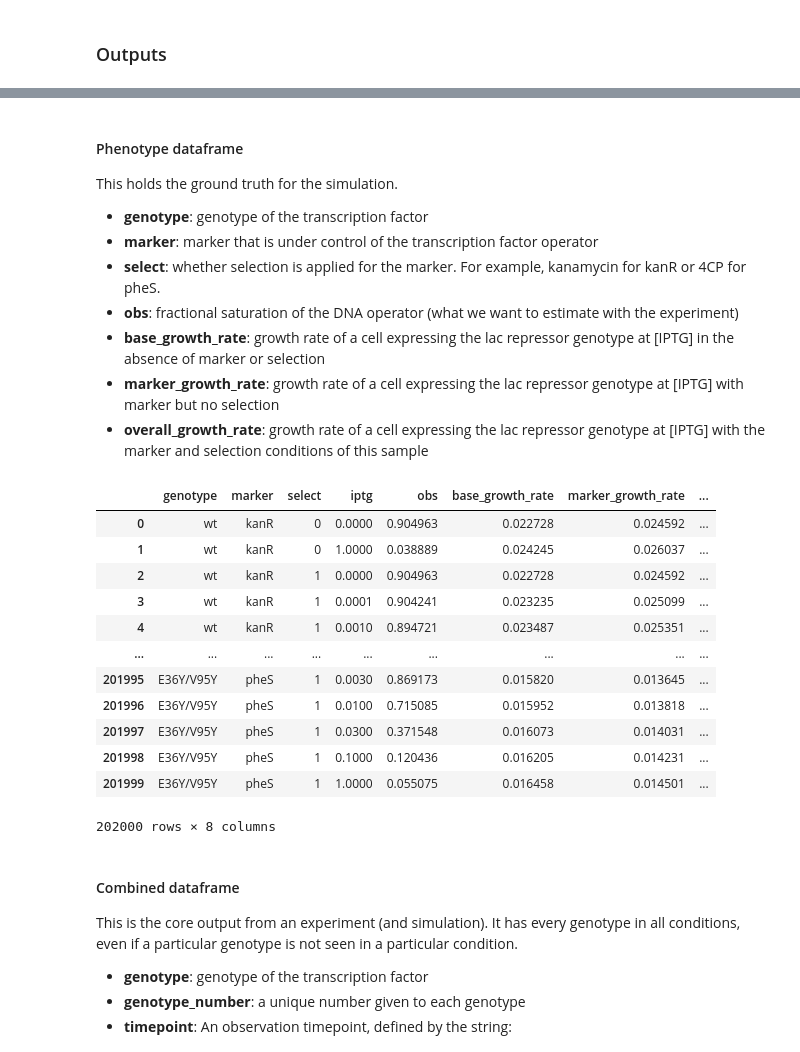
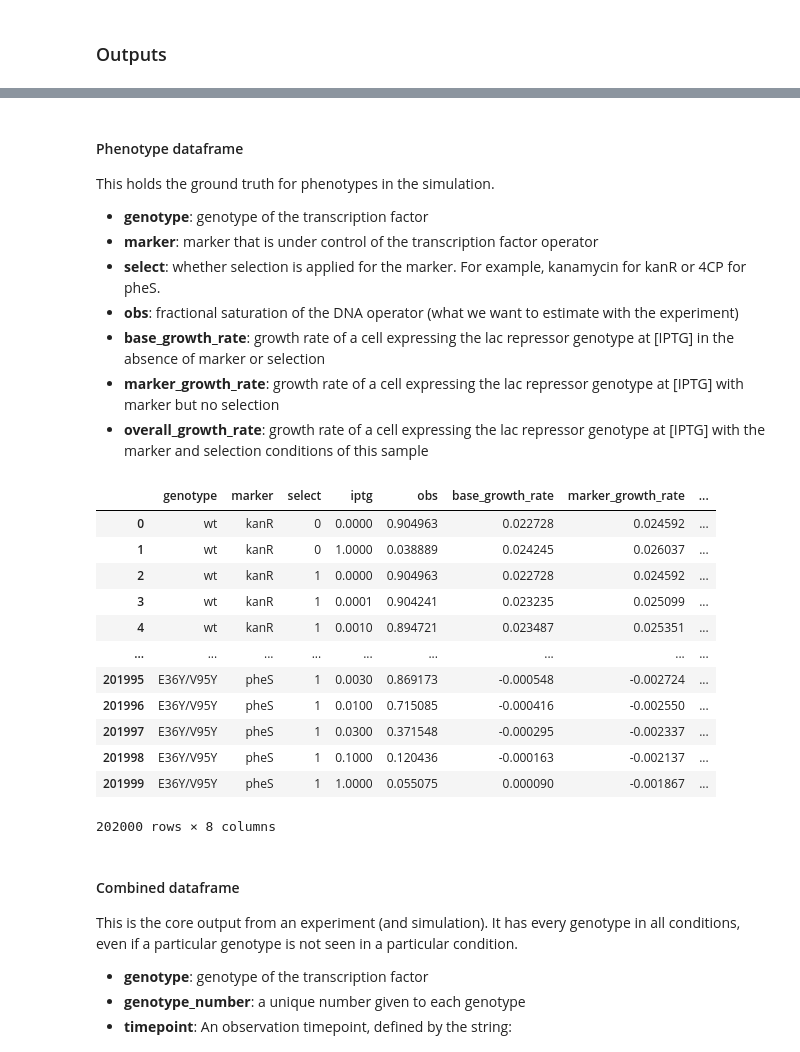
Before and after one commit to harmsm/tfscreen, a Jupyter notebook: notebooks/tfscreen-walkthrough/tfscreen-walkthrough.ipynb, the cells around one changed output, grey strips where cells are left out. Drawn from its saved outputs; the diff is of its cells as text; code cells hidden in the pictures.

```diff
--- a/notebooks/tfscreen-walkthrough/tfscreen-walkthrough.ipynb
+++ b/notebooks/tfscreen-walkthrough/tfscreen-walkthrough.ipynb
@@ -20,9 +20,9 @@ Simulate transformation, growth, and sequencing. The simulation parameters are d
 
 The simulation will generate three csv files: "output/demo-phenotype_df.csv", "output/demo-combined_df.csv", and "output/demo-sample_df.csv".
 # %%
-# tfscreen.simulate.run_simulation(yaml_file="demonstration.yaml",
-#                                 output_prefix="demo",
-#                                 output_path="output")
+tfscreen.simulate.run_simulation(yaml_file="demonstration.yaml",
+                                output_prefix="demo",
+                                output_path="output")
 # %% [output]
 loading configuration 'demonstration.yaml':   0%|                                                             …
 generating library sequences:   0%|                                                                           …
@@ -42,7 +75,7 @@ writing final output.
 # %% [markdown]
 #### Phenotype dataframe
 
-This holds the ground truth for the simulation.
+This holds the ground truth for phenotypes in the simulation.
 
 + **genotype**: genotype of the transcription factor
 + **marker**: marker that is under control of the transcription factor operator
@@ -52,21 +85,21 @@ This holds the ground truth for the simulation.
 + **marker_growth_rate**: growth rate of a cell expressing the lac repressor genotype at [IPTG] with marker but no selection
 + **overall_growth_rate**: growth rate of a cell expressing the lac repressor genotype at [IPTG] with the marker and selection conditions of this sample
 # %%
-phenotype_df = pd.read_csv("output/demo-phenotype_df.csv")
+phenotype_df = tfscreen.util.read_dataframe("output/demo-phenotype_df.csv")
 phenotype_df
 # %% [output]
 |  | genotype | marker | select | iptg | obs | base_growth_rate | marker_growth_rate | ... |
 | 0 | wt | kanR | 0 | 0.0000 | 0.904963 | 0.022728 | 0.024592 | ... |
 | 1 | wt | kanR | 0 | 1.0000 | 0.038889 | 0.024245 | 0.026037 | ... |
 | 2 | wt | kanR | 1 | 0.0000 | 0.904963 | 0.022728 | 0.024592 | ... |
 | 3 | wt | kanR | 1 | 0.0001 | 0.904241 | 0.023235 | 0.025099 | ... |
 | 4 | wt | kanR | 1 | 0.0010 | 0.894721 | 0.023487 | 0.025351 | ... |
 | ... | ... | ... | ... | ... | ... | ... | ... | ... |
-| 201995 | E36Y/V95Y | pheS | 1 | 0.0030 | 0.869173 | 0.015820 | 0.013645 | ... |
-| 201996 | E36Y/V95Y | pheS | 1 | 0.0100 | 0.715085 | 0.015952 | 0.013818 | ... |
-| 201997 | E36Y/V95Y | pheS | 1 | 0.0300 | 0.371548 | 0.016073 | 0.014031 | ... |
-| 201998 | E36Y/V95Y | pheS | 1 | 0.1000 | 0.120436 | 0.016205 | 0.014231 | ... |
-| 201999 | E36Y/V95Y | pheS | 1 | 1.0000 | 0.055075 | 0.016458 | 0.014501 | ... |
+| 201995 | E36Y/V95Y | pheS | 1 | 0.0030 | 0.869173 | -0.000548 | -0.002724 | ... |
+| 201996 | E36Y/V95Y | pheS | 1 | 0.0100 | 0.715085 | -0.000416 | -0.002550 | ... |
+| 201997 | E36Y/V95Y | pheS | 1 | 0.0300 | 0.371548 | -0.000295 | -0.002337 | ... |
+| 201998 | E36Y/V95Y | pheS | 1 | 0.1000 | 0.120436 | -0.000163 | -0.002137 | ... |
+| 201999 | E36Y/V95Y | pheS | 1 | 1.0000 | 0.055075 | 0.000090 | -0.001867 | ... |
 202000 rows × 8 columns
 # %% [markdown]
 #### Combined dataframe
```
Also changed, not shown: parts of 16 cells of this notebook, 21 other files.
